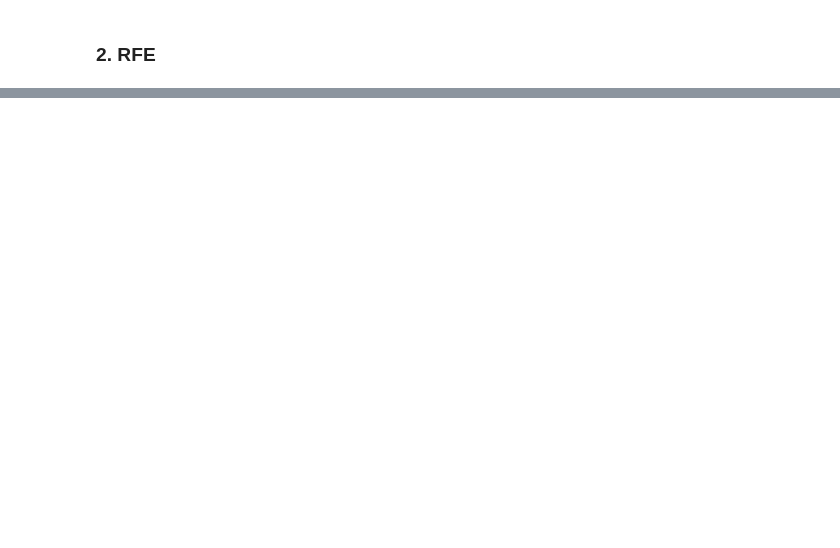
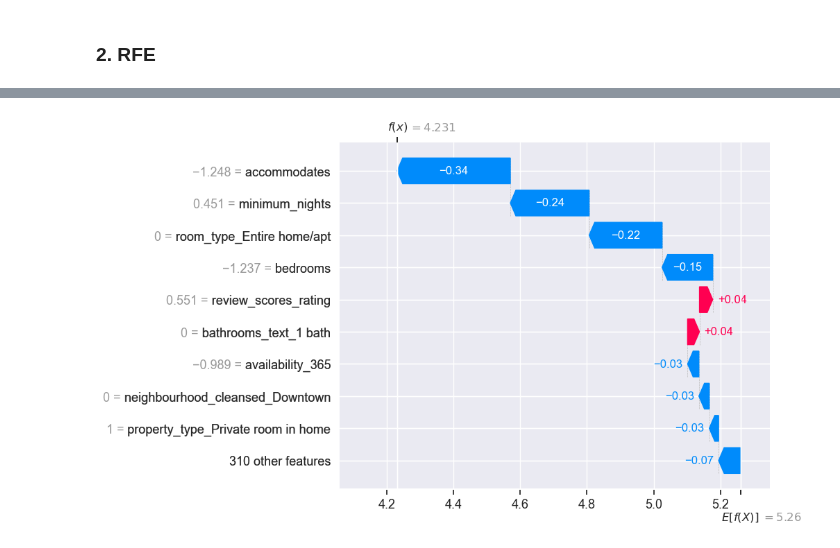
Before and after one commit to billwan96/Vancouver_Airbnb_price_predictor, a Jupyter notebook: analysis.ipynb, the cells around one changed output, grey strips where cells are left out. Drawn from its saved outputs; the diff is of its cells as text; code cells hidden in the pictures; blank space fills up the shorter version.

```diff
--- a/analysis.ipynb
+++ b/analysis.ipynb
@@ -366,0 +456,4 @@ cross_val_results['rf_rfecv']
+# %%
+final_pipe_lgbm = make_pipeline(preprocessor_fin, LGBMRegressor(num_leaves = 31, learning_rate=0.5, n_estimators=100, random_state=123))
+final_ttr_pipe_lgbm = TransformedTargetRegressor(regressor=lgbm, func=np.log1p, inverse_func=np.expm1)
+final_ttr_pipe_lgbm.fit(X_train, y_train)
@@ -366,0 +486,16 @@ cross_val_results['rf_rfecv']
+# %%
+# Access the fitted regressor (LGBMRegressor)
+fitted_regressor = final_ttr_pipe_lgbm.regressor_
+
+# Access the fitted preprocessor from the column transformer
+fitted_preprocessor = fitted_regressor.named_steps['columntransformer']
+
+# Get feature names from OneHotEncoder
+ohe_feature_names = fitted_preprocessor.named_transformers_['pipeline-2'].named_steps['onehotencoder'].get_feature_names_out(cat_feats)
+
+# Get feature names from CountVectorizer
+text_feature_names_1 = fitted_preprocessor.named_transformers_['countvectorizer-1'].get_feature_names_out([text_feat_1])
+text_feature_names_2 = fitted_preprocessor.named_transformers_['countvectorizer-2'].get_feature_names_out([text_feat_2])
+
+# Combine all feature names
+feature_names = num_feats + list(ohe_feature_names) + list(text_feature_names_1) + list(text_feature_names_2)
@@ -366,0 +544,6 @@ cross_val_results['rf_rfecv']
+# %%
+X_test_enc = pd.DataFrame(
+    data=fitted_preprocessor.transform(X_test).toarray(),
+    columns=feature_names,
+    index=X_test.index,
+)
@@ -366,0 +554,7 @@ cross_val_results['rf_rfecv']
+# %%
+import shap
+
+final_ttr_pipe_lgbm.fit(X_train, y_train)
+
+lgbm_explainer = shap.TreeExplainer(final_ttr_pipe_lgbm.regressor_.named_steps['lgbmregressor'])
+lgbm_explanation = lgbm_explainer(X_test_enc)
@@ -366,0 +568,4 @@ cross_val_results['rf_rfecv']
+# %%
+shap.plots.waterfall(lgbm_explanation[1, :])
+# %% [output]
+[figure, added]
```
Also changed, not shown: parts of 38 cells of this notebook.
